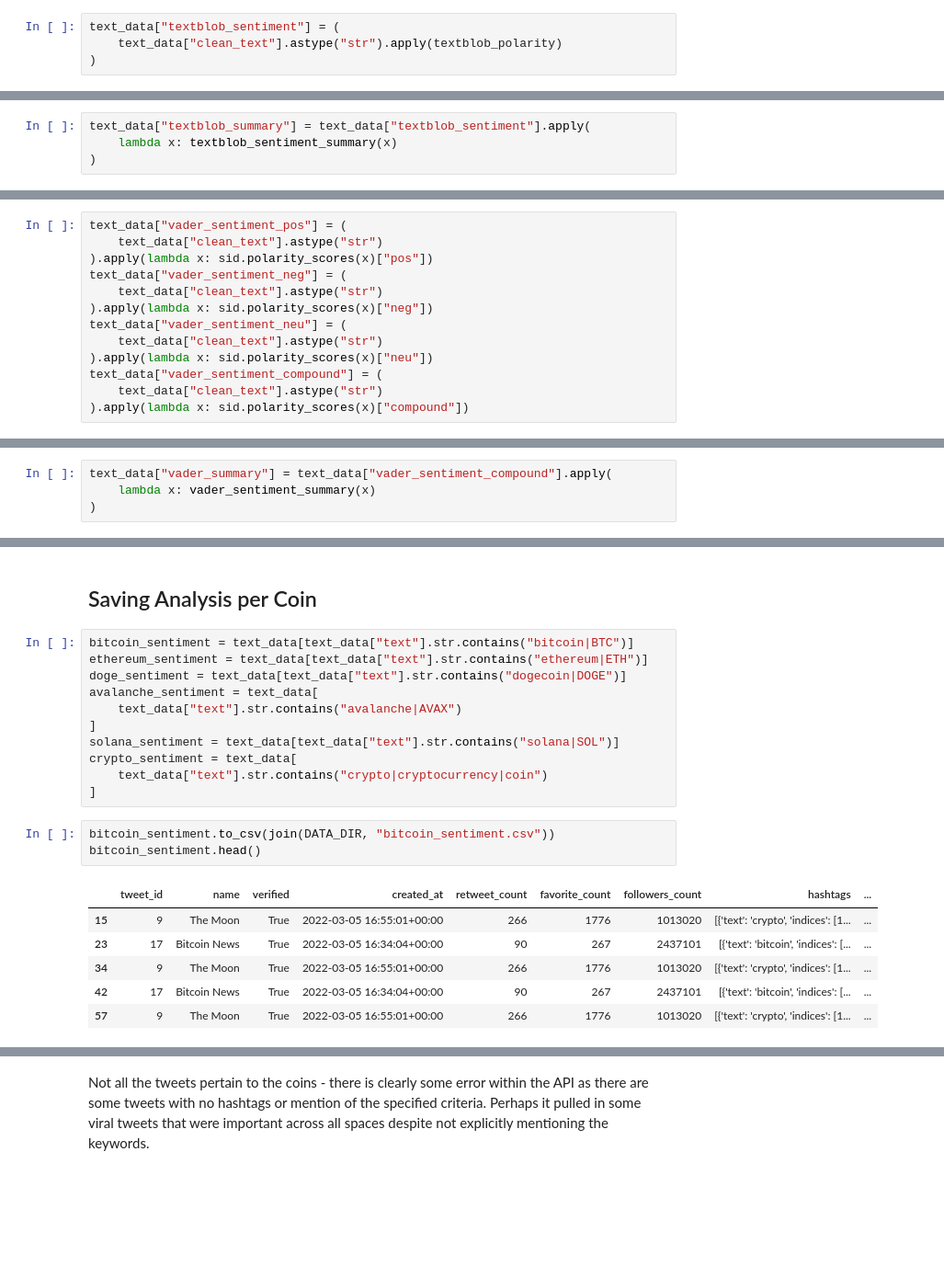
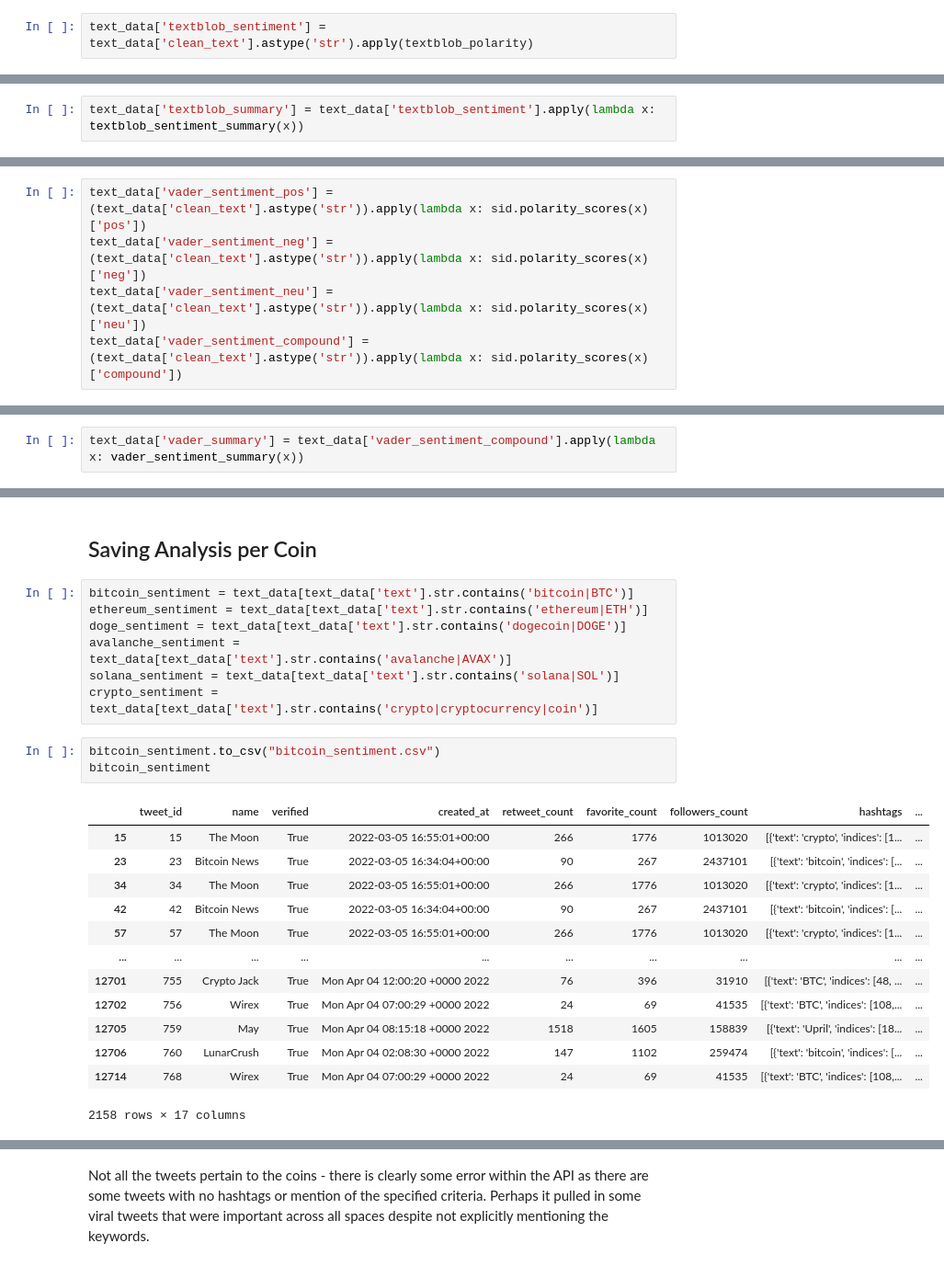
Before and after one commit to bryan-hoang/cmpe-351-group-1, a Jupyter notebook: src/sentiment_analysis.ipynb, the cells around one changed output, grey strips where cells are left out. Shown at 92% size. Cells and saved outputs as stored; diff of their text form; blank space fills up the shorter version.

Commit message:
minor changes to predictor plus Leigh's changes to sentiment analysis

```diff
--- a/src/sentiment_analysis.ipynb
+++ b/src/sentiment_analysis.ipynb
@@ -141,9 +118,7 @@ memory usage: 283.7+ KB
 def textblob_polarity(text):
     return TextBlob(text).sentiment.polarity
 # %%
-text_data["textblob_sentiment"] = (
-    text_data["clean_text"].astype("str").apply(textblob_polarity)
-)
+text_data['textblob_sentiment'] = text_data['clean_text'].astype('str').apply(textblob_polarity)
 # %%
 def textblob_sentiment_summary(text):
     sentiment = "Neutral"
@@ -153,9 +128,7 @@ def textblob_sentiment_summary(text):
         sentiment = "Negative"
     return sentiment
 # %%
-text_data["textblob_summary"] = text_data["textblob_sentiment"].apply(
-    lambda x: textblob_sentiment_summary(x)
-)
+text_data['textblob_summary'] = text_data['textblob_sentiment'].apply(lambda x: textblob_sentiment_summary(x))
 # %%
 text_data.head()
 # %% [output]
@@ -174,16 +148,8 @@ sid = SentimentIntensityAnalyzer()
 # %%
-text_data["vader_sentiment_pos"] = (
-    text_data["clean_text"].astype("str")
-).apply(lambda x: sid.polarity_scores(x)["pos"])
-text_data["vader_sentiment_neg"] = (
-    text_data["clean_text"].astype("str")
-).apply(lambda x: sid.polarity_scores(x)["neg"])
-text_data["vader_sentiment_neu"] = (
-    text_data["clean_text"].astype("str")
-).apply(lambda x: sid.polarity_scores(x)["neu"])
-text_data["vader_sentiment_compound"] = (
-    text_data["clean_text"].astype("str")
-).apply(lambda x: sid.polarity_scores(x)["compound"])
+text_data['vader_sentiment_pos'] = (text_data['clean_text'].astype('str')).apply(lambda x: sid.polarity_scores(x)['pos'])
+text_data['vader_sentiment_neg'] = (text_data['clean_text'].astype('str')).apply(lambda x: sid.polarity_scores(x)['neg'])
+text_data['vader_sentiment_neu'] = (text_data['clean_text'].astype('str')).apply(lambda x: sid.polarity_scores(x)['neu'])
+text_data['vader_sentiment_compound'] = (text_data['clean_text'].astype('str')).apply(lambda x: sid.polarity_scores(x)['compound'])
 # %%
 def vader_sentiment_summary(text):
     sentiment = "Neutral"
@@ -193,9 +159,7 @@ def vader_sentiment_summary(text):
         sentiment = "Negative"
     return sentiment
 # %%
-text_data["vader_summary"] = text_data["vader_sentiment_compound"].apply(
-    lambda x: vader_sentiment_summary(x)
-)
+text_data['vader_summary'] = text_data['vader_sentiment_compound'].apply(lambda x: vader_sentiment_summary(x))
 # %%
 text_data.info()
 # %% [output]
@@ -219,24 +183,27 @@ memory usage: 501.3+ KB
 # %% [markdown]
 ## Saving Analysis per Coin
 # %%
-bitcoin_sentiment = text_data[text_data["text"].str.contains("bitcoin|BTC")]
-ethereum_sentiment = text_data[text_data["text"].str.contains("ethereum|ETH")]
-doge_sentiment = text_data[text_data["text"].str.contains("dogecoin|DOGE")]
-avalanche_sentiment = text_data[
-    text_data["text"].str.contains("avalanche|AVAX")
-]
-solana_sentiment = text_data[text_data["text"].str.contains("solana|SOL")]
-crypto_sentiment = text_data[
-    text_data["text"].str.contains("crypto|cryptocurrency|coin")
-]
+bitcoin_sentiment = text_data[text_data['text'].str.contains('bitcoin|BTC')]
+ethereum_sentiment = text_data[text_data['text'].str.contains('ethereum|ETH')]
+doge_sentiment = text_data[text_data['text'].str.contains('dogecoin|DOGE')]
+avalanche_sentiment = text_data[text_data['text'].str.contains('avalanche|AVAX')]
+solana_sentiment = text_data[text_data['text'].str.contains('solana|SOL')]
+crypto_sentiment = text_data[text_data['text'].str.contains('crypto|cryptocurrency|coin')]
 # %%
-bitcoin_sentiment.to_csv(join(DATA_DIR, "bitcoin_sentiment.csv"))
-bitcoin_sentiment.head()
+bitcoin_sentiment.to_csv("bitcoin_sentiment.csv")
+bitcoin_sentiment
 # %% [output]
 |  | tweet_id | name | verified | created_at | retweet_count | favorite_count | followers_count | hashtags | ... |
-| 15 | 9 | The Moon | True | 2022-03-05 16:55:01+00:00 | 266 | 1776 | 1013020 | [{'text': 'crypto', 'indices': [1... | ... |
-| 23 | 17 | Bitcoin News | True | 2022-03-05 16:34:04+00:00 | 90 | 267 | 2437101 | [{'text': 'bitcoin', 'indices': [... | ... |
-| 34 | 9 | The Moon | True | 2022-03-05 16:55:01+00:00 | 266 | 1776 | 1013020 | [{'text': 'crypto', 'indices': [1... | ... |
-| 42 | 17 | Bitcoin News | True | 2022-03-05 16:34:04+00:00 | 90 | 267 | 2437101 | [{'text': 'bitcoin', 'indices': [... | ... |
-| 57 | 9 | The Moon | True | 2022-03-05 16:55:01+00:00 | 266 | 1776 | 1013020 | [{'text': 'crypto', 'indices': [1... | ... |
+| 15 | 15 | The Moon | True | 2022-03-05 16:55:01+00:00 | 266 | 1776 | 1013020 | [{'text': 'crypto', 'indices': [1... | ... |
+| 23 | 23 | Bitcoin News | True | 2022-03-05 16:34:04+00:00 | 90 | 267 | 2437101 | [{'text': 'bitcoin', 'indices': [... | ... |
+| 34 | 34 | The Moon | True | 2022-03-05 16:55:01+00:00 | 266 | 1776 | 1013020 | [{'text': 'crypto', 'indices': [1... | ... |
+| 42 | 42 | Bitcoin News | True | 2022-03-05 16:34:04+00:00 | 90 | 267 | 2437101 | [{'text': 'bitcoin', 'indices': [... | ... |
+| 57 | 57 | The Moon | True | 2022-03-05 16:55:01+00:00 | 266 | 1776 | 1013020 | [{'text': 'crypto', 'indices': [1... | ... |
+| ... | ... | ... | ... | ... | ... | ... | ... | ... | ... |
+| 12701 | 755 | Crypto Jack | True | Mon Apr 04 12:00:20 +0000 2022 | 76 | 396 | 31910 | [{'text': 'BTC', 'indices': [48, ... | ... |
+| 12702 | 756 | Wirex | True | Mon Apr 04 07:00:29 +0000 2022 | 24 | 69 | 41535 | [{'text': 'BTC', 'indices': [108,... | ... |
+| 12705 | 759 | May | True | Mon Apr 04 08:15:18 +0000 2022 | 1518 | 1605 | 158839 | [{'text': 'Upril', 'indices': [18... | ... |
+| 12706 | 760 | LunarCrush | True | Mon Apr 04 02:08:30 +0000 2022 | 147 | 1102 | 259474 | [{'text': 'bitcoin', 'indices': [... | ... |
+| 12714 | 768 | Wirex | True | Mon Apr 04 07:00:29 +0000 2022 | 24 | 69 | 41535 | [{'text': 'BTC', 'indices': [108,... | ... |
+2158 rows × 17 columns
 # %%
```
Also changed, not shown: parts of 20 cells of this notebook, 2 other files.
